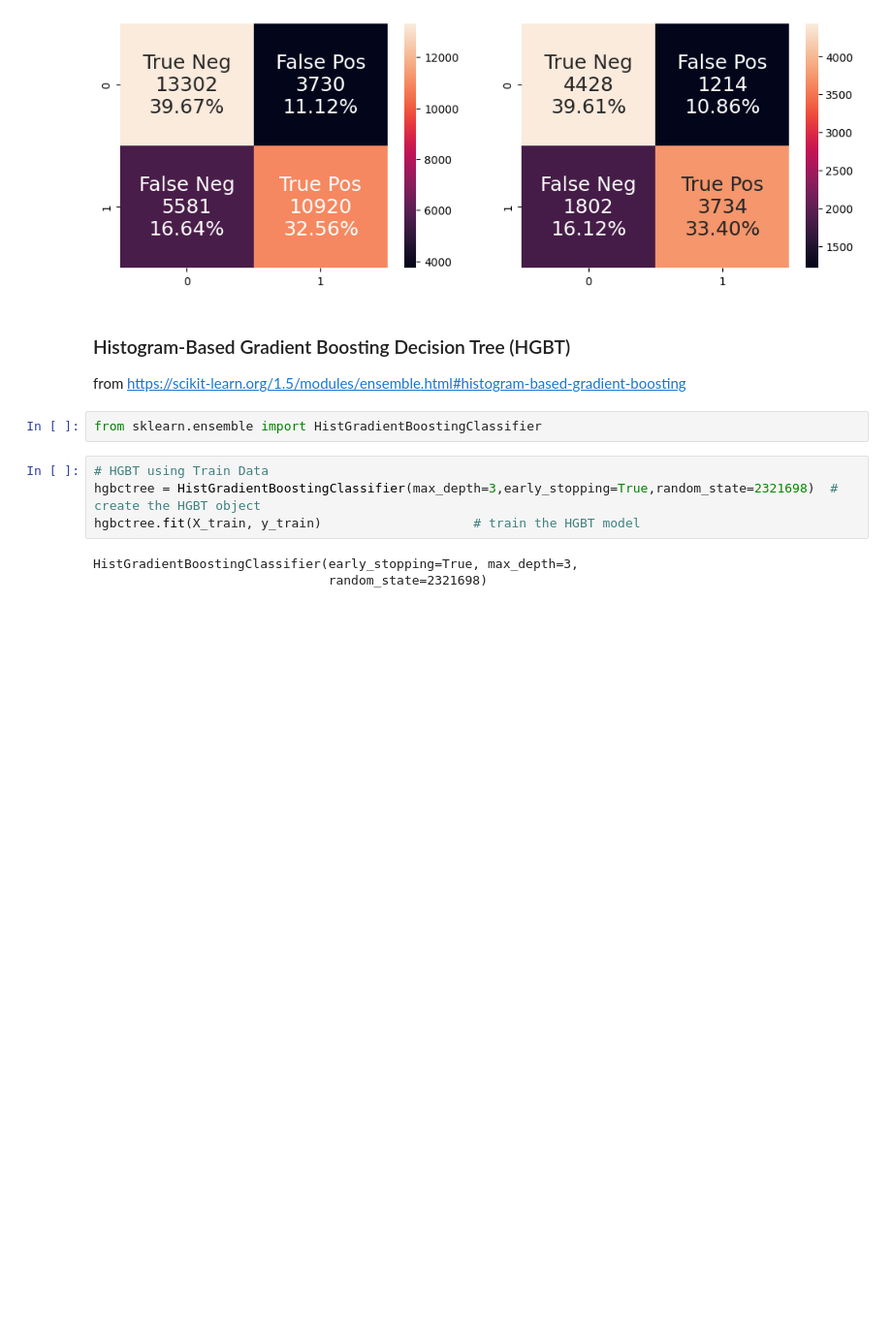
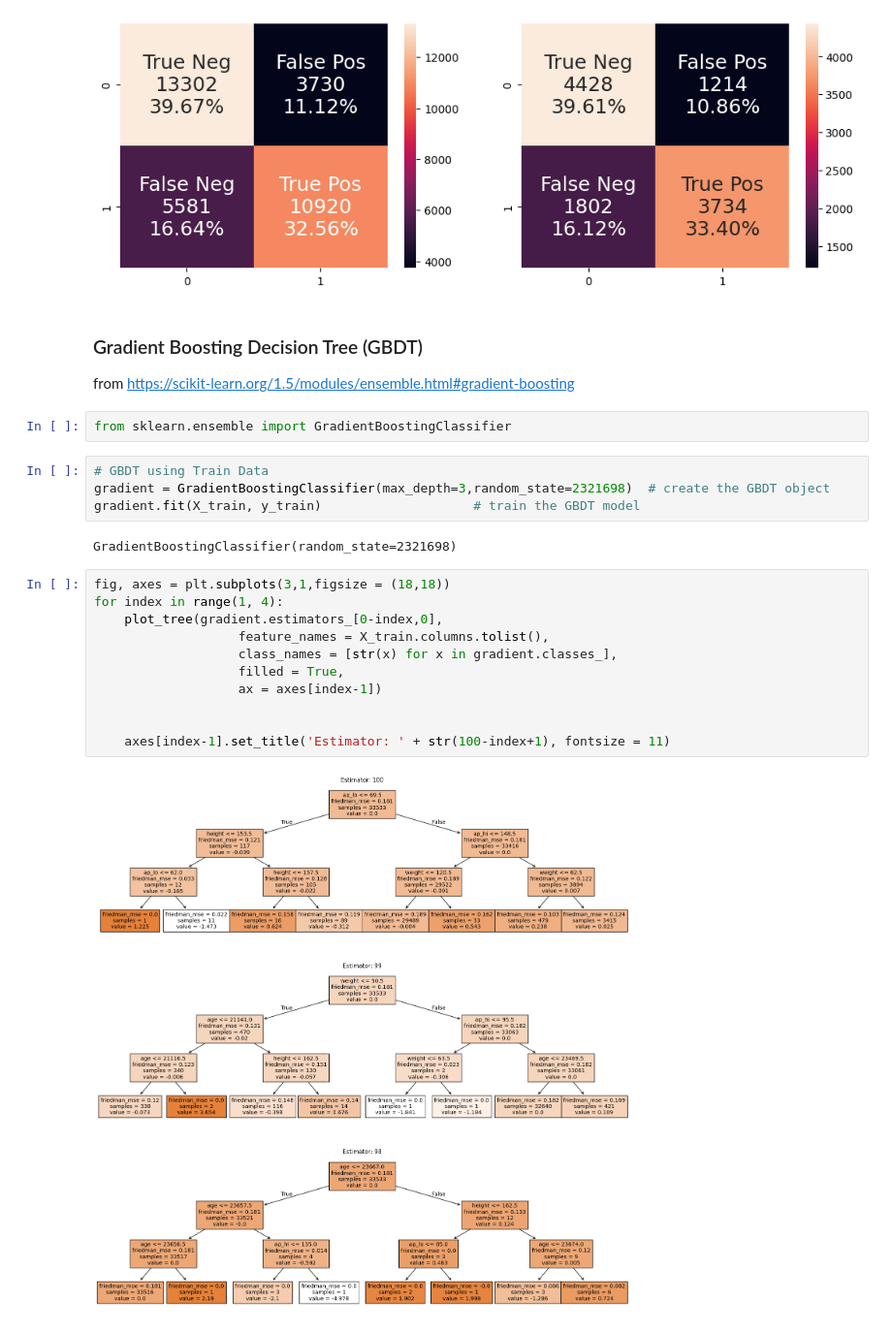
Before and after one commit to TZBAvyy/IE0005, a Jupyter notebook: IE0005_Project.ipynb, the cells around one changed output. Shown at 97% size. Saved outputs shown, nothing was run; the diff lists cells and outputs as text; blank space fills up the shorter version.

Commit message:
Changed HGBT Model to regular GBT, showed feature importance for every model

```diff
--- a/IE0005_Project.ipynb
+++ b/IE0005_Project.ipynb
@@ -485,14 +513,26 @@ Classification Accuracy         : 0.730184290570764
               Train Confusion Matrix                                             Test Confusion Matrix
 [figure]
 # %% [markdown]
-### Histogram-Based Gradient Boosting Decision Tree (HGBT)
-from https://scikit-learn.org/1.5/modules/ensemble.html#histogram-based-gradient-boosting
+### Gradient Boosting Decision Tree (GBDT)
+from https://scikit-learn.org/1.5/modules/ensemble.html#gradient-boosting
 # %%
-from sklearn.ensemble import HistGradientBoostingClassifier
+from sklearn.ensemble import GradientBoostingClassifier
 # %%
-# HGBT using Train Data
-hgbctree = HistGradientBoostingClassifier(max_depth=3,early_stopping=True,random_state=2321698)  # create the HGBT object
-hgbctree.fit(X_train, y_train)                    # train the HGBT model
+# GBDT using Train Data
+gradient = GradientBoostingClassifier(max_depth=3,random_state=2321698)  # create the GBDT object
+gradient.fit(X_train, y_train)                    # train the GBDT model
 # %% [output]
-HistGradientBoostingClassifier(early_stopping=True, max_depth=3,
-                               random_state=2321698)
+GradientBoostingClassifier(random_state=2321698)
+# %%
+fig, axes = plt.subplots(3,1,figsize = (18,18))
+for index in range(1, 4):
+    plot_tree(gradient.estimators_[0-index,0],
+                   feature_names = X_train.columns.tolist(),
+                   class_names = [str(x) for x in gradient.classes_],
+                   filled = True,
+                   ax = axes[index-1])
+
+
+    axes[index-1].set_title('Estimator: ' + str(100-index+1), fontsize = 11)
+# %% [output]
+[figure, added]
```
Also changed, not shown: parts of 4 cells of this notebook.
